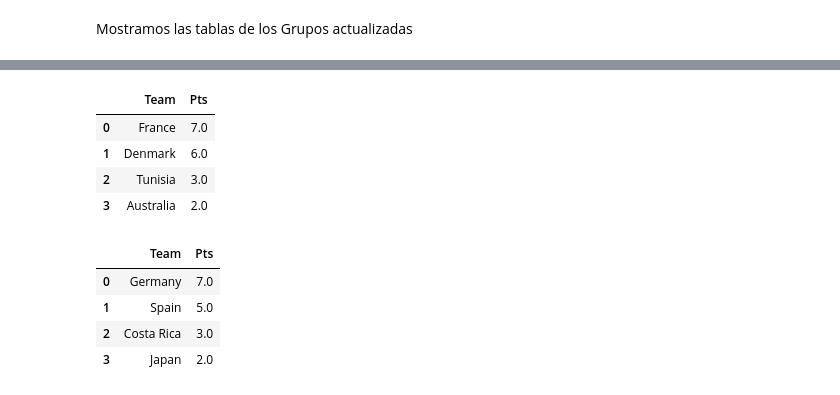
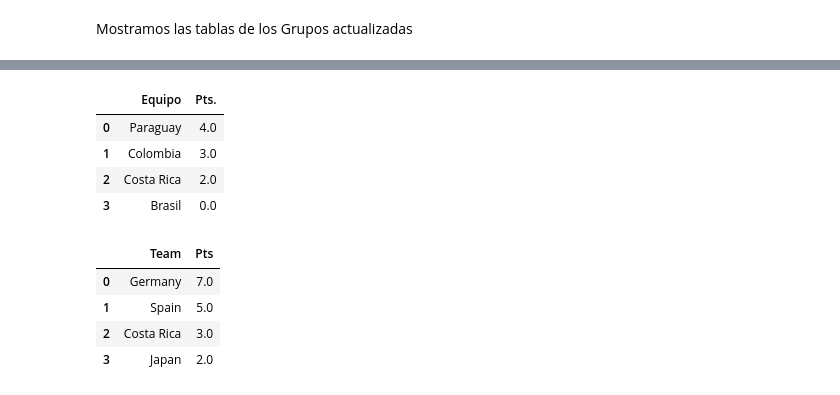
Before and after one commit to JuanjoRestrepo/Euro-and-CopaAmerica-2024, a Jupyter notebook: CopaAmerica2024.ipynb, the cells around one changed output, grey strips where cells are left out. Cells and saved outputs as stored; diff of their text form; code cells hidden in the pictures.

```diff
--- a/CopaAmerica2024.ipynb
+++ b/CopaAmerica2024.ipynb
@@ -804,9 +774,9 @@ total_matches_1990
 # %%
 from scipy.stats import poisson
 # %%
-dict_table = pickle.load(open('dict_table', 'rb'))
-df_historical_data = pd.read_csv('clean_fifa_worldcup_historical_data.csv')
-df_fixture = pd.read_csv('clean_fifa_worldcup_fixture.csv')
+dict_table = pickle.load(open('dict_tables', 'rb'))
+df_historical_data = pd.read_csv('clean_copa_america_historical_data.csv')
+df_fixture = pd.read_csv('clean_copa_america_fixture.csv')
 # %% [markdown]
 #### ***dict_table*** contiene todos los grupos del **A** al **H**
 # %%
@@ -1005,25 +983,25 @@ Estos valores son cero dado que no existe data historia de algun enfrentamiento
 # %% [markdown]
 Dividimos en grupo, octavos, cuartos, semifinal y final
 # %%
-df_fixture_group_48 = df_fixture[:48].copy()
-df_fixture_knockout = df_fixture[48:56].copy()
-df_fixture_quarter = df_fixture[56:60].copy()
-df_fixture_semifinal = df_fixture[60:62].copy()
-df_fixture_final = df_fixture[62:].copy()
+#df_fixture
+df_fixture_group_48 = df_fixture[:24].copy()
+df_fixture_quarter = df_fixture[24:28].copy()
+df_fixture_semifinal = df_fixture[28:30].copy()
+df_fixture_final = df_fixture[31:].copy()
 # %% [markdown]
 Corremos los partidos de la fase de grupo y actualizamos las tablas de cada grupo
 # %%
 for group in dict_table:
-  teams_in_group = dict_table[group]['Team'].values
+  teams_in_group = dict_table[group]['Equipo'].values
   df_fixture_group_6 = df_fixture_group_48[df_fixture_group_48['home'].isin(teams_in_group)]
   for index, row in df_fixture_group_6.iterrows():
     home, away = row['home'], row['away']
     points_home, points_away = predict_points(home, away)
-    dict_table[group].loc[dict_table[group]['Team'] == home, 'Pts'] += points_home
-    dict_table[group].loc[dict_table[group]['Team'] == away, 'Pts'] += points_away
+    dict_table[group].loc[dict_table[group]['Equipo'] == home, 'Pts.'] += points_home
+    dict_table[group].loc[dict_table[group]['Equipo'] == away, 'Pts.'] += points_away
 
-  dict_table[group] = dict_table[group].sort_values('Pts', ascending=False).reset_index()
-  dict_table[group] = dict_table[group][['Team', 'Pts']]
+  dict_table[group] = dict_table[group].sort_values('Pts.', ascending=False).reset_index()
+  dict_table[group] = dict_table[group][['Equipo', 'Pts.']]
   dict_table[group] = dict_table[group].round(0)
 # %% [markdown]
 Mostramos las tablas de los Grupos actualizadas
@@ -1054,11 +1032,11 @@ dict_table['Group C']
 # %%
-dict_table['Group D']
+dict_table['Grupo D']
 # %% [output]
-|  | Team | Pts |
-| 0 | France | 7.0 |
-| 1 | Denmark | 6.0 |
-| 2 | Tunisia | 3.0 |
-| 3 | Australia | 2.0 |
+|  | Equipo | Pts. |
+| 0 | Paraguay | 4.0 |
+| 1 | Colombia | 3.0 |
+| 2 | Costa Rica | 2.0 |
+| 3 | Brasil | 0.0 |
 # %%
 dict_table['Group E']
 # %% [output]
```
Also changed, not shown: parts of 24 cells of this notebook.
